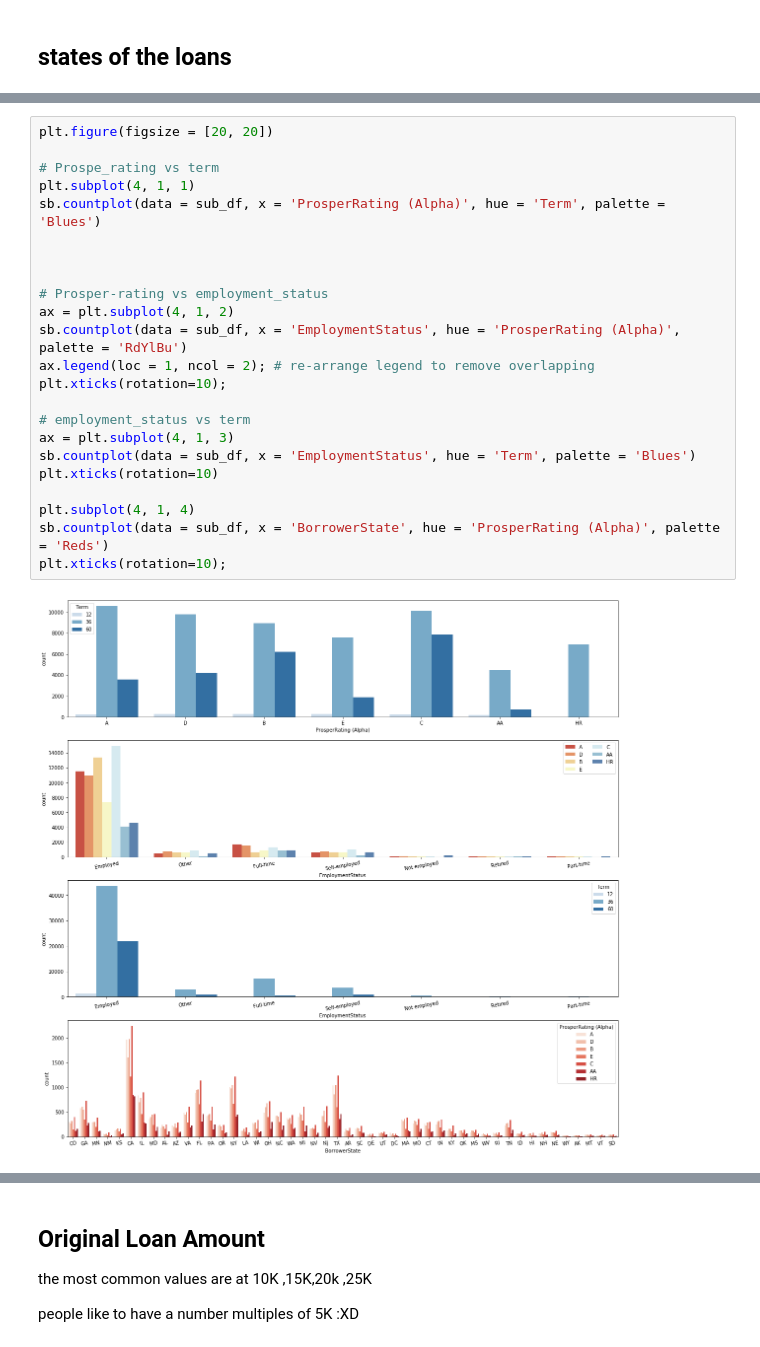
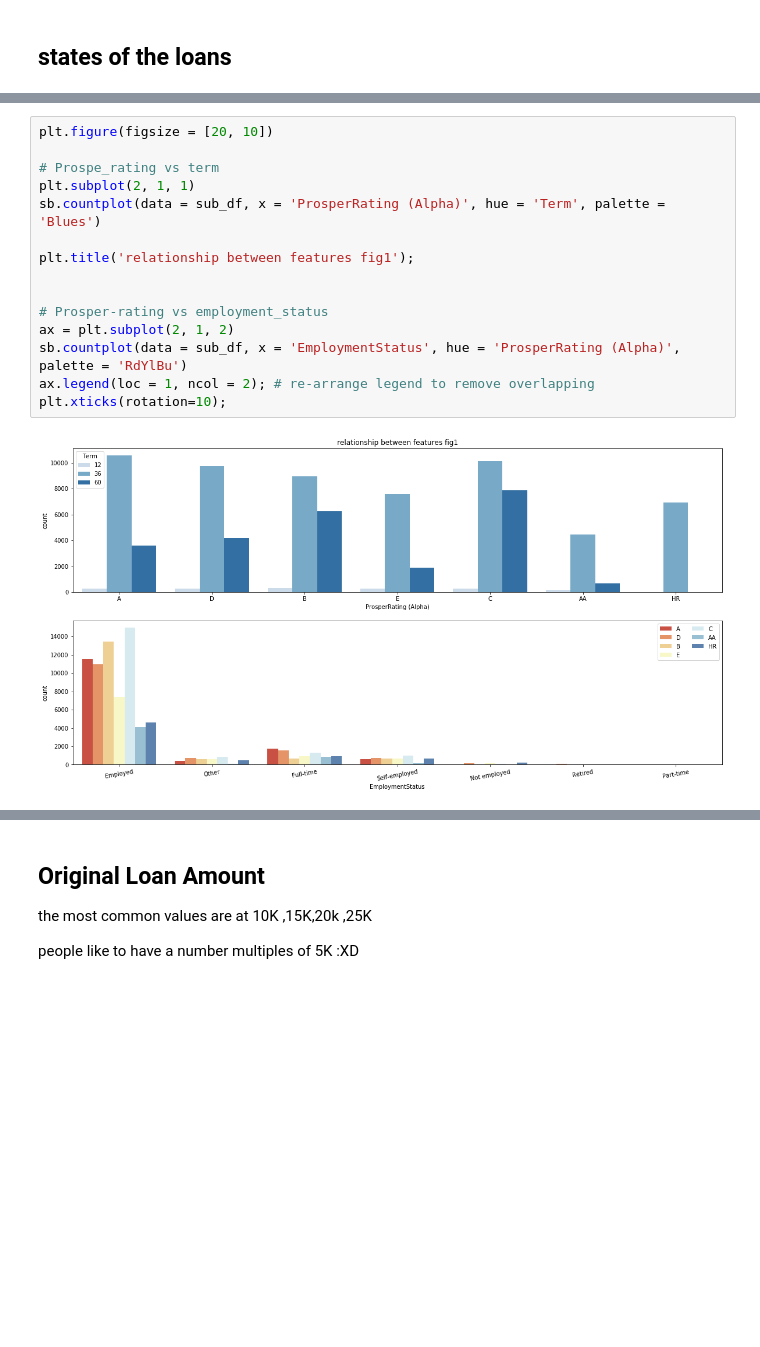
Before and after one commit to sayedmohamedscu/loan_udacity_advanced_Data_analysis, a Jupyter notebook: slide_deck.ipynb, the cells around one changed output, grey strips where cells are left out. Saved outputs shown, nothing was run; the diff lists cells and outputs as text; blank space fills up the shorter version.

```diff
--- a/slide_deck.ipynb
+++ b/slide_deck.ipynb
@@ -65,27 +65,19 @@ term =36  is the most common term
 
 CA has a lot of clients about (12.7%) of the loans belong to borrowers from California
 # %%
-plt.figure(figsize = [20, 20])
+plt.figure(figsize = [20, 10])
 
 # Prospe_rating vs term
-plt.subplot(4, 1, 1)
+plt.subplot(2, 1, 1)
 sb.countplot(data = sub_df, x = 'ProsperRating (Alpha)', hue = 'Term', palette = 'Blues')
 
+plt.title('relationship between features fig1');
 
 
 # Prosper-rating vs employment_status
-ax = plt.subplot(4, 1, 2)
+ax = plt.subplot(2, 1, 2)
 sb.countplot(data = sub_df, x = 'EmploymentStatus', hue = 'ProsperRating (Alpha)', palette = 'RdYlBu')
 ax.legend(loc = 1, ncol = 2); # re-arrange legend to remove overlapping
 plt.xticks(rotation=10);
-
-# employment_status vs term
-ax = plt.subplot(4, 1, 3)
-sb.countplot(data = sub_df, x = 'EmploymentStatus', hue = 'Term', palette = 'Blues')
-plt.xticks(rotation=10)
-
-plt.subplot(4, 1, 4)
-sb.countplot(data = sub_df, x = 'BorrowerState', hue = 'ProsperRating (Alpha)', palette = 'Reds')
-plt.xticks(rotation=10);
 # %% [output]
-[figure, old version]
+[figure, new version]
```
Also changed, not shown: parts of 13 cells of this notebook, 3 other files.
